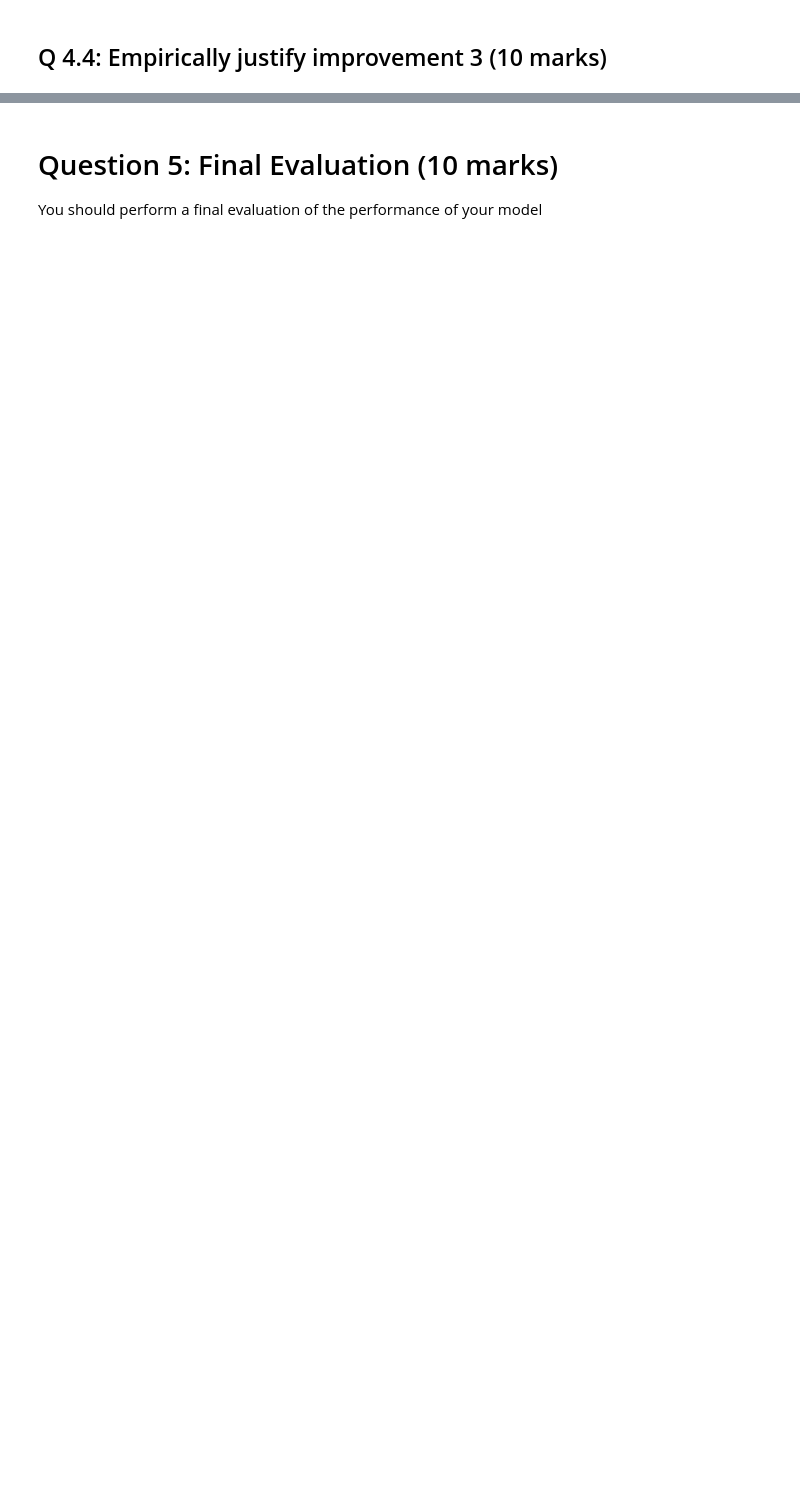
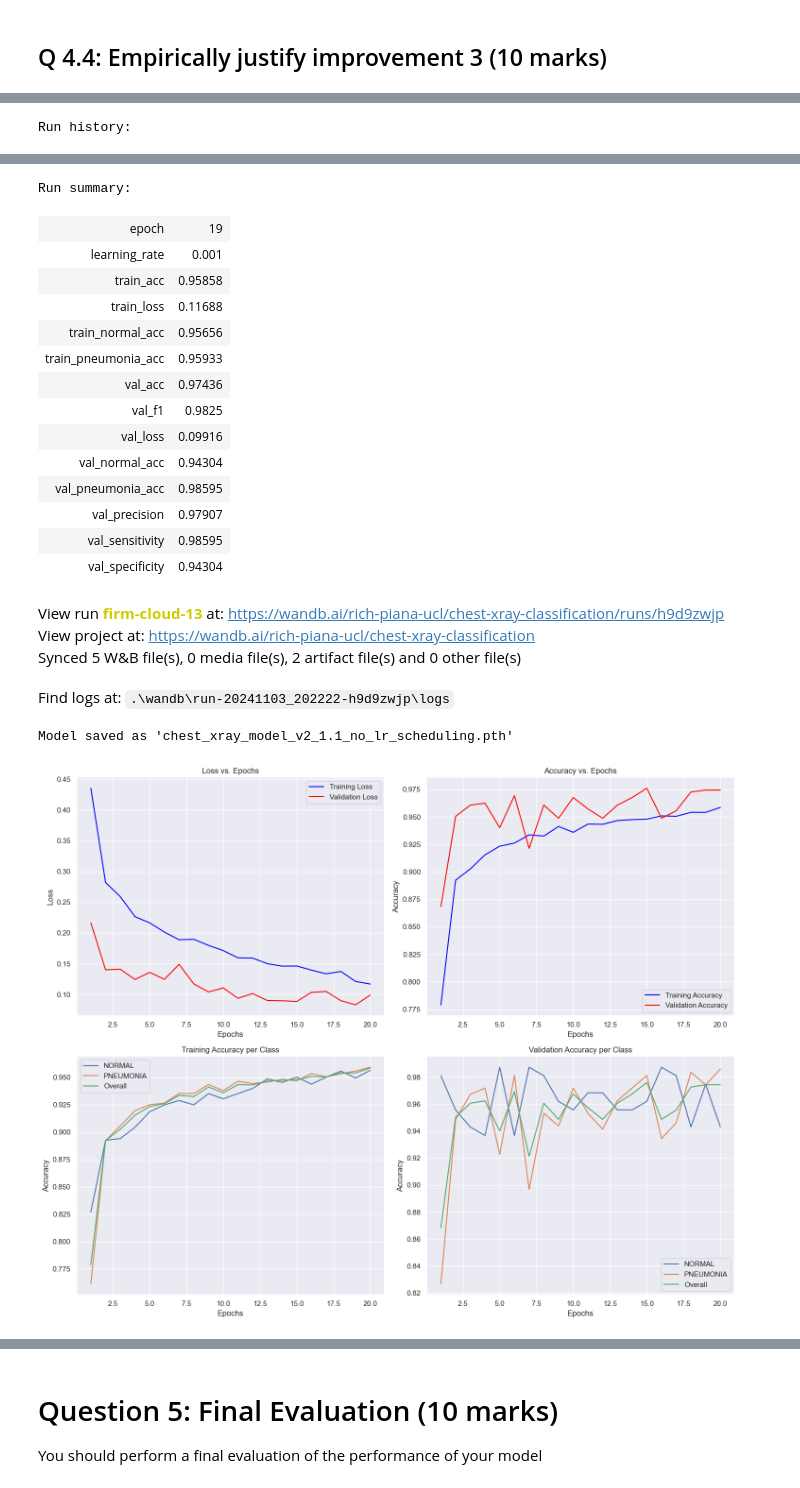
Before and after one commit to the-rich-piana/COMP0188_DeepLearning, a Jupyter notebook: COURSEWORK_1/COMP0188_CW1_Questions.ipynb, the cells around one changed output, grey strips where cells are left out. Drawn from its saved outputs; the diff is of its cells as text; code cells hidden in the pictures; blank space fills up the shorter version.

```diff
--- a/COURSEWORK_1/COMP0188_CW1_Questions.ipynb
+++ b/COURSEWORK_1/COMP0188_CW1_Questions.ipynb
@@ -922,7 +918,8 @@ def validate_epoch_v2(model: nn.Module,
         torch.tensor(val_targets)
     )
     """ +++ STEP SCHEDULER USING ReduceLRonPlateau +++ """
-    scheduler.step(epoch_val_loss)
+    if scheduler:
+        scheduler.step(epoch_val_loss)
 
     return epoch_val_loss, epoch_val_accuracy, metrics
 
@@ -1366,0 +1380,55 @@ _Discuss your results here_
+# %%
+# Implement the experiment in as many cells as you need.
+
+"""ADD DROPOUT REGULARIZATION"""
+"""ADD CLASS WEIGHTS AGAIN"""
+"""REMOVE LRonPlateau"""
+CONV_DROPOUT_RATE = 0.7
+FC_DROPOUT_RATE = 0.1
+LEARNING_RATE = 0.001
+REDUCE_LR_FACTOR = 0
+REDUCE_PATIENCE = 0
+BATCH_SIZE = 64
+
+run = wandb.init(project="chest-xray-classification",
+                config={
+                    "architecture": "CNN",
+                    "dataset": "Chest X-Ray",
+                    "learning_rate": LEARNING_RATE,
+                    "epochs": NUM_EPOCHS,
+                    "batch_size": BATCH_SIZE,
+                    "optimizer": "SGD",
+                    "conv_dropout": CONV_DROPOUT_RATE,
+                    "fc_dropout": FC_DROPOUT_RATE,
+                })
+
+"""We have to redefine the model instance"""
+model = ModelV2().to(device)
+
+criterion_v2 = nn.CrossEntropyLoss(weight=class_weights)
+optimizer_v2 = optim.SGD(
+    model.parameters(),
+    lr=0.001,
+    momentum=0.9,
+    weight_decay=0.0001
+)
+
+scheduler = None
+
+# optim.lr_scheduler.ReduceLROnPlateau(
+#     optimizer_v2,
+#     mode='min',
+#     factor=REDUCE_LR_FACTOR,
+#     patience=REDUCE_PATIENCE,
+#     verbose=True
+# )
+
+train_losses, train_accuracies, val_losses, val_accuracies, train_class_accuracies, val_class_accuracies = train_model_v2(
+    model, xray_train_loader, xray_val_loader, criterion_v2, optimizer_v2, None,  NUM_EPOCHS, device, use_wandb
+)
+plot_training_curves(train_losses, train_accuracies, val_losses, val_accuracies, train_class_accuracies, val_class_accuracies)
+
+torch.save(model.state_dict(), 'chest_xray_model_v2_1.1_lr_scheduling.pth')
+run.finish()
+print("Model saved as 'chest_xray_model_v2_1.1_no_lr_scheduling.pth'")
+# %% [output]
@@ -1366,0 +1442 @@ _Discuss your results here_
+Run history:
@@ -1367,3 +1457,24 @@ _Discuss your results here_
+Run summary:
+| epoch | 19 |
+| learning_rate | 0.001 |
+| train_acc | 0.95858 |
+| train_loss | 0.11688 |
+| train_normal_acc | 0.95656 |
+| train_pneumonia_acc | 0.95933 |
+| val_acc | 0.97436 |
+| val_f1 | 0.9825 |
+| val_loss | 0.09916 |
+| val_normal_acc | 0.94304 |
+| val_pneumonia_acc | 0.98595 |
+| val_precision | 0.97907 |
+| val_sensitivity | 0.98595 |
+| val_specificity | 0.94304 |
+View run firm-cloud-13 at: https://wandb.ai/rich-piana-ucl/chest-xray-classification/runs/h9d9zwjp
+View project at: https://wandb.ai/rich-piana-ucl/chest-xray-classification
+Synced 5 W&B file(s), 0 media file(s), 2 artifact file(s) and 0 other file(s)
+Find logs at: .\wandb\run-20241103_202222-h9d9zwjp\logs
+Model saved as 'chest_xray_model_v2_1.1_no_lr_scheduling.pth'
+[figure, added]
 # %% [markdown]
 **(a)**
 
```
Also changed, not shown: parts of 16 cells of this notebook, 1 other file.
